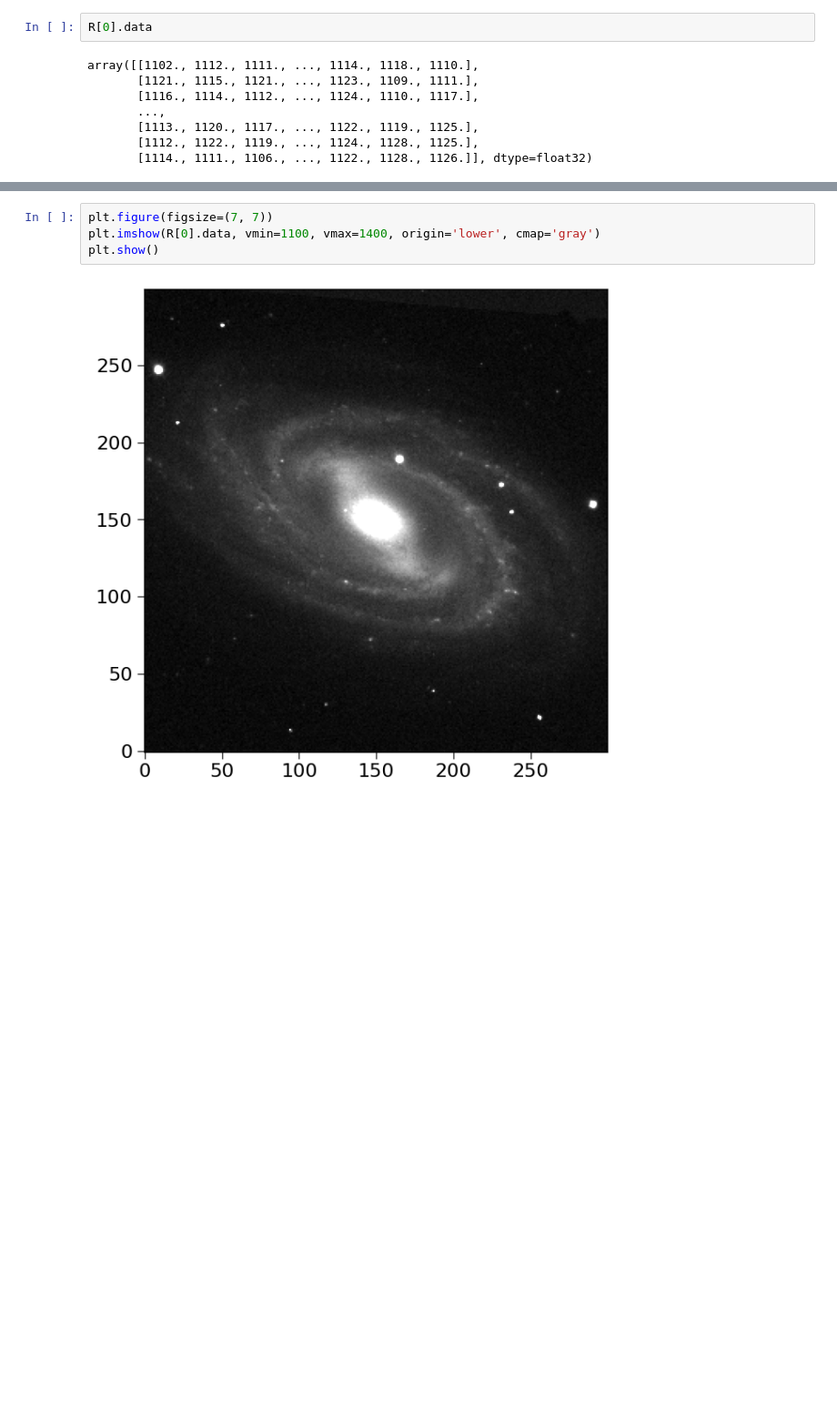
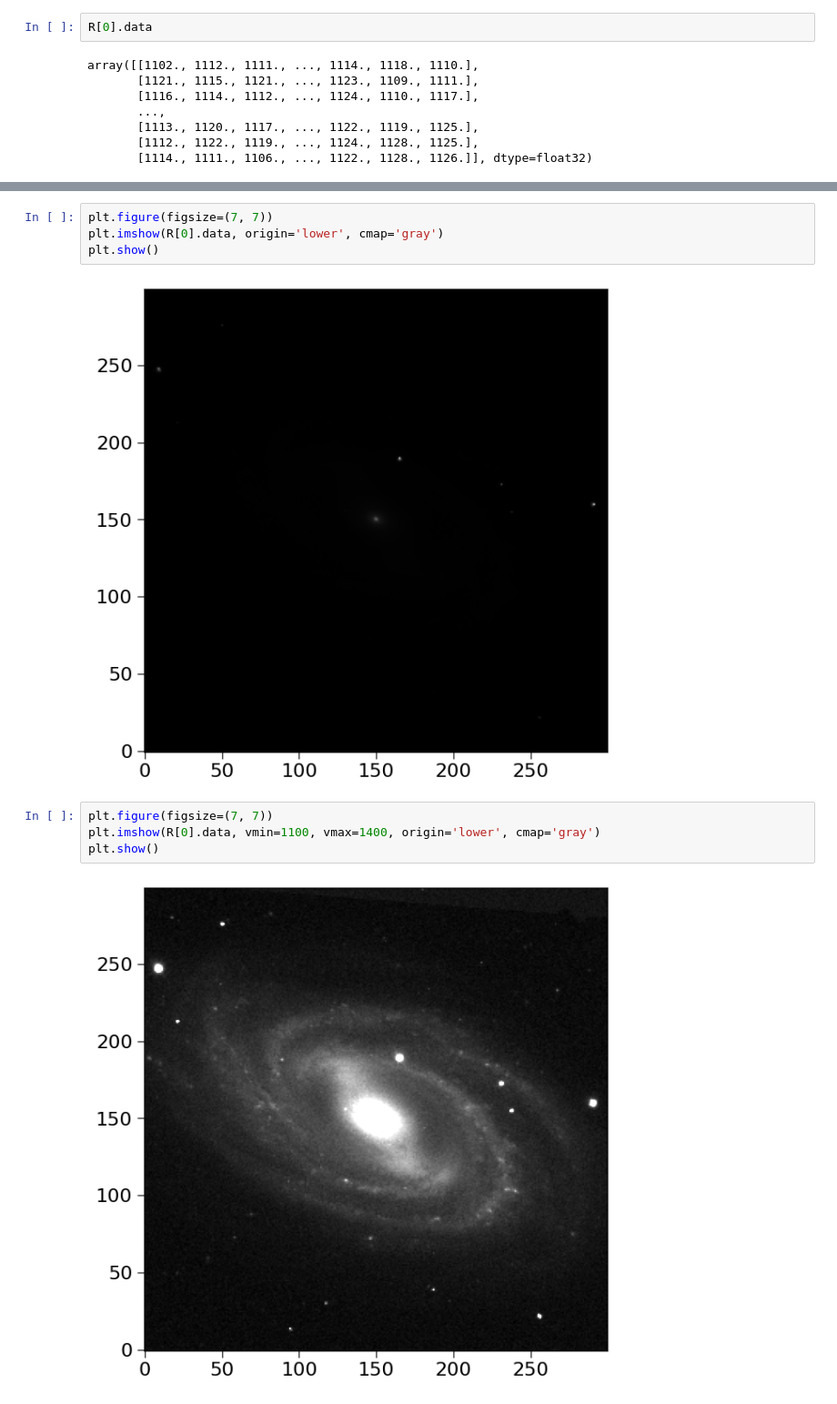
Before and after one commit to cefuente/astroinformatica, a Jupyter notebook: U6.2 - Astronomical Data II.ipynb, the cells around one changed output, grey strips where cells are left out. Shown at 91% size. Saved outputs shown, nothing was run; the diff lists cells and outputs as text; blank space fills up the shorter version.

```diff
--- a/U6.2 - Astronomical Data II.ipynb
+++ b/U6.2 - Astronomical Data II.ipynb
@@ -112,3 +144,9 @@ array([[1102., 1112., 1111., ..., 1114., 1118., 1110.],
+# %%
+plt.figure(figsize=(7, 7))
+plt.imshow(R[0].data, origin='lower', cmap='gray')
+plt.show()
+# %% [output]
+[figure, added]
 # %%
 plt.figure(figsize=(7, 7))
 plt.imshow(R[0].data, vmin=1100, vmax=1400, origin='lower', cmap='gray')
```
Also changed, not shown: parts of 7 cells of this notebook, 3 other files.
